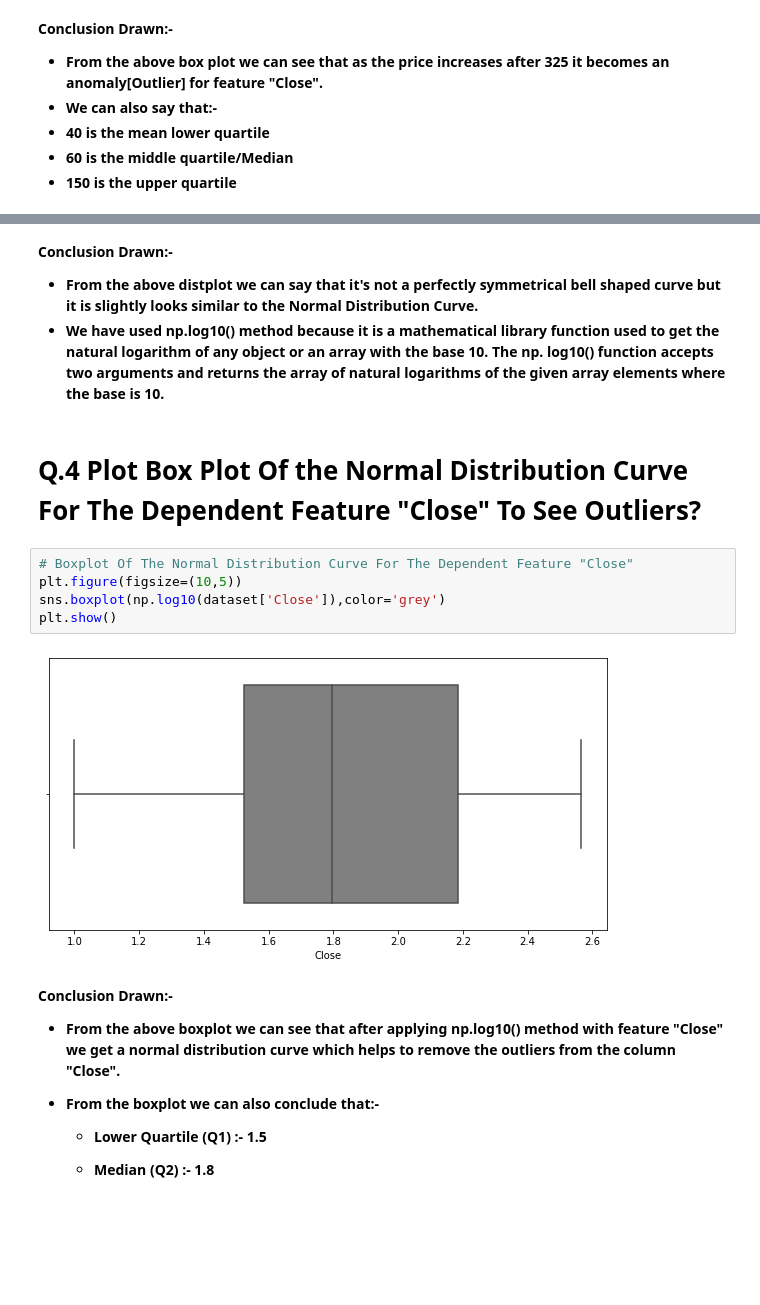
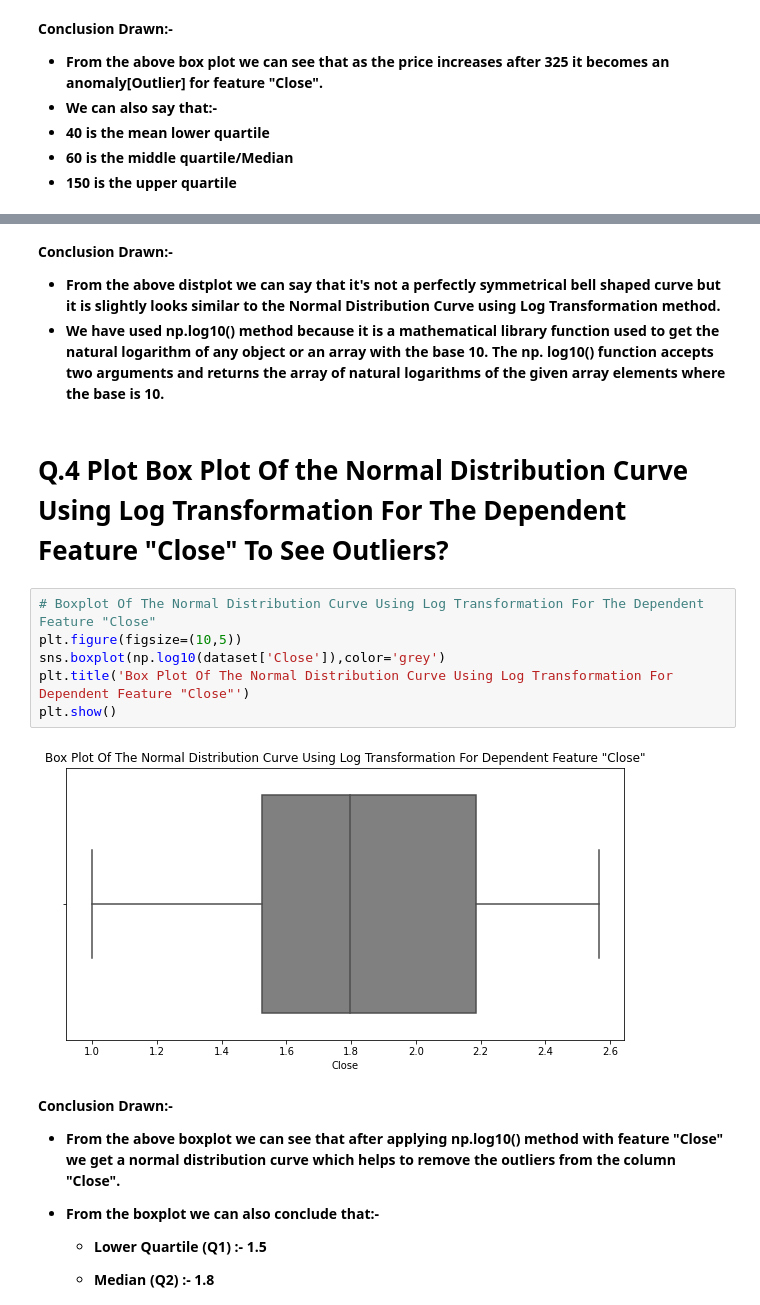
Before and after one commit to Adityasingh3008/YES-BANK-STOCK-CLOSING-PRICE-PREDICTION, a Jupyter notebook: Individual_Notebook_YES_BANK_STOCK_CLOSING_PRICE_PREDICTION_(Capstone_Project_2).ipynb, the cells around one changed output, grey strips where cells are left out. Saved outputs shown, nothing was run; the diff lists cells and outputs as text; blank space fills up the shorter version.

```diff
--- a/Individual_Notebook_YES_BANK_STOCK_CLOSING_PRICE_PREDICTION_(Capstone_Project_2).ipynb
+++ b/Individual_Notebook_YES_BANK_STOCK_CLOSING_PRICE_PREDICTION_(Capstone_Project_2).ipynb
@@ -287,16 +290,17 @@ plt.show()
 # %% [markdown]
 **Conclusion Drawn:-**
-* **From the above distplot we can say that it's not a perfectly symmetrical bell shaped curve but it is slightly looks similar to the Normal Distribution Curve.**
+* **From the above distplot we can say that it's not a perfectly symmetrical bell shaped curve but it is slightly looks similar to the Normal Distribution Curve using Log Transformation method.**
 * **We have used np.log10() method because it is a mathematical library function used to get the natural logarithm of any object or an array with the base 10. The np. log10() function accepts two arguments and returns the array of natural logarithms of the given array elements where the base is 10.**
 # %% [markdown]
-# **Q.4 Plot Box Plot Of the Normal Distribution Curve For The Dependent Feature "Close" To See Outliers?**
+# **Q.4 Plot Box Plot Of the Normal Distribution Curve Using Log Transformation For The Dependent Feature "Close" To See Outliers?**
 # %%
-# Boxplot Of The Normal Distribution Curve For The Dependent Feature "Close"
+# Boxplot Of The Normal Distribution Curve Using Log Transformation For The Dependent Feature "Close"
 plt.figure(figsize=(10,5))
 sns.boxplot(np.log10(dataset['Close']),color='grey')
+plt.title('Box Plot Of The Normal Distribution Curve Using Log Transformation For Dependent Feature "Close"')
 plt.show()
 # %% [output]
-[figure, old version]
+[figure, new version]
 # %% [markdown]
 **Conclusion Drawn:-**
 * **From the above boxplot we can see that after applying np.log10() method with feature "Close" we get a normal distribution curve which helps to remove the outliers from the column "Close".**
```
Also changed, not shown: parts of 16 cells of this notebook.
